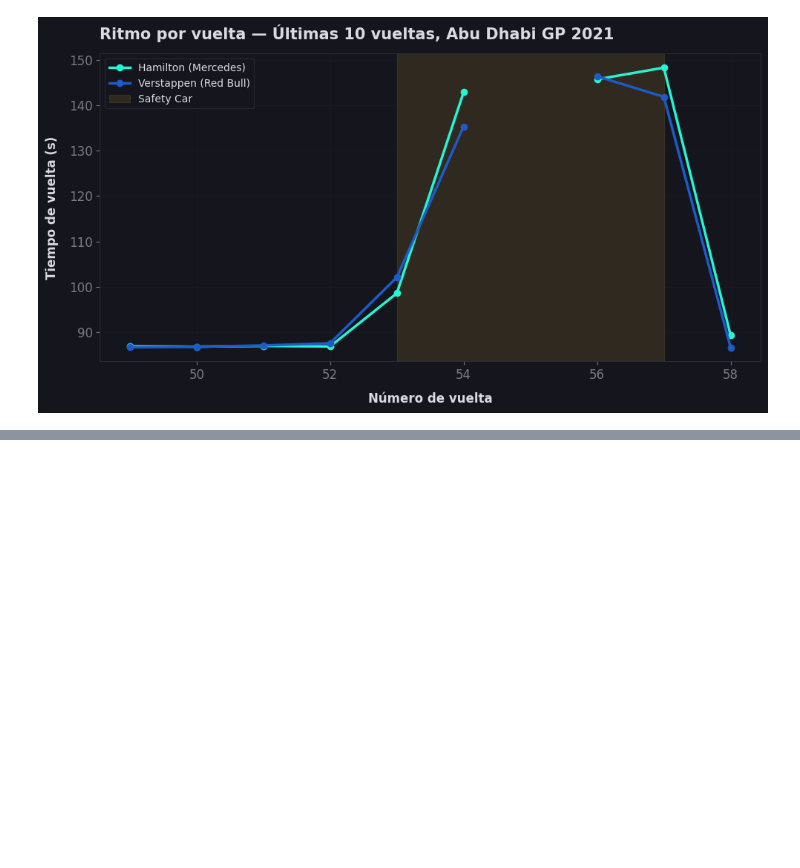
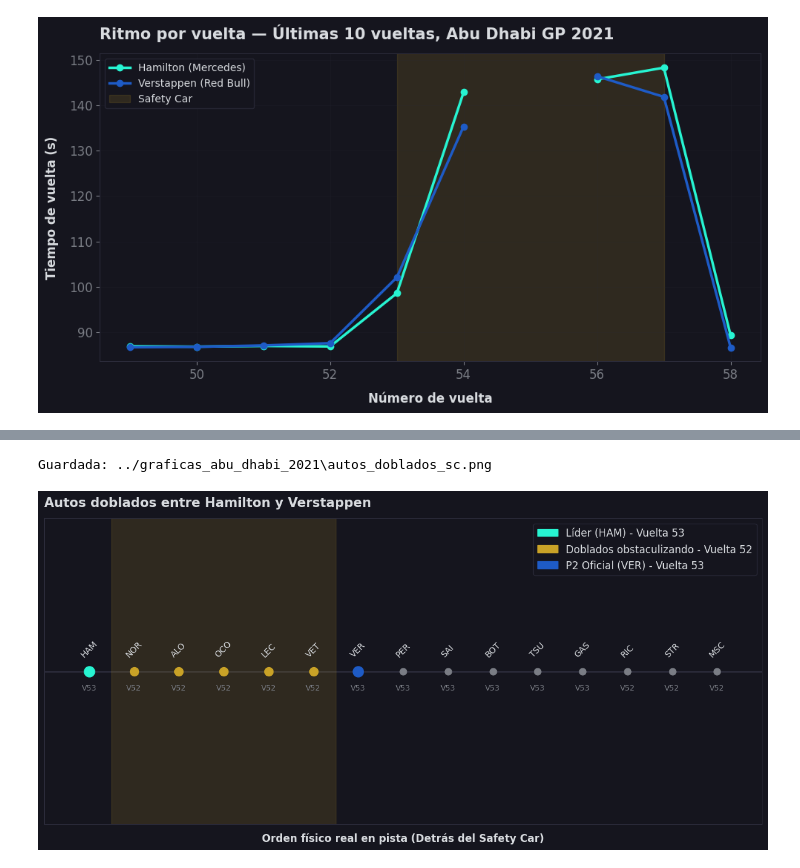
Before and after one commit to josgarciave/f1-data-science, a Jupyter notebook: notebooks/eda_abu_dhabi.ipynb, the cells around one changed output, grey strips where cells are left out. Saved outputs shown, nothing was run; the diff lists cells and outputs as text; code cells hidden in the pictures; blank space fills up the shorter version.

```diff
--- a/notebooks/eda_abu_dhabi.ipynb
+++ b/notebooks/eda_abu_dhabi.ipynb
@@ -260,0 +362,69 @@ Guardada: ../graficas_abu_dhabi_2021\ritmo_ver_ham_abu_dhabi_2021.png
+# %%
+# autos_doblados_sc.png
+# Definimos el orden FÍSICO real en la pista detrás del Safety Car (Vuelta 53)
+track_order = ['HAM', 'NOR', 'ALO', 'OCO', 'LEC', 'VET', 'VER', 'PER', 'SAI', 'BOT', 'TSU', 'GAS', 'RIC', 'STR', 'MSC']
+
+# Pilotos que estaban obstaculizando entre P1 y P2
+lapped_cars_middle = ['NOR', 'ALO', 'OCO', 'LEC', 'VET']
+
+# Todos los pilotos que estaban una vuelta atrás (Vuelta 52) en ese momento
+all_lapped_cars = ['NOR', 'ALO', 'OCO', 'LEC', 'VET', 'RIC', 'STR', 'MSC']
+
+fig, ax = plt.subplots(figsize=(12, 6))
+
+# Trazar según el orden físico en lugar de la posición oficial
+for i, driver in enumerate(track_order):
+    x_pos = i + 1
+
+    if driver == 'HAM':
+        color = '#27F4D2'
+        size = 150
+    elif driver == 'VER':
+        color = '#1E5BC6'
+        size = 150
+    elif driver in lapped_cars_middle:
+        color = ACCENT_GOLD
+        size = 100
+    else:
+        color = SILVER_DIM
+        size = 60
+
+    # Vuelta actual del piloto
+    vuelta_actual = "V52" if driver in all_lapped_cars else "V53"
+
+    ax.scatter(x_pos, 1, color=color, s=size, zorder=3)
+
+    # Texto ARRIBA: Nombre del piloto
+    ax.text(x_pos, 1.05, driver, color=SILVER, fontsize=10, ha='center', va='bottom', rotation=45)
+
+    # Texto ABAJO: Vuelta en la que se encuentran
+    ax.text(x_pos, 0.95, vuelta_actual, color=SILVER_DIM, fontsize=9, ha='center', va='top')
+
+# Formato decorativo para simular la pista
+ax.axhline(1, color=GRID_COLOR, linewidth=2, zorder=1)
+
+# Sombreado sobre los autos físicamente en el medio
+ax.axvspan(1.5, 6.5, color=ACCENT_GOLD, alpha=0.15, label="Barrera física (Autos a desdoblarse)")
+
+# Ajustes de ejes
+ax.set_xlim(0, len(track_order) + 1)
+ax.set_ylim(0.4, 1.6)
+ax.set_yticks([])
+ax.set_xticks([])
+ax.set_xlabel("Orden físico real en pista (Detrás del Safety Car)", fontweight="bold", labelpad=10)
+
+style_ax(ax, "Autos doblados entre Hamilton y Verstappen")
+
+# Leyenda personalizada
+ham_patch = mpatches.Patch(color='#27F4D2', label='Líder (HAM) - Vuelta 53')
+ver_patch = mpatches.Patch(color='#1E5BC6', label='P2 Oficial (VER) - Vuelta 53')
+lapped_patch = mpatches.Patch(color=ACCENT_GOLD, label='Doblados obstaculizando - Vuelta 52')
+legend = ax.legend(handles=[ham_patch, lapped_patch, ver_patch], facecolor=CARBON, edgecolor=GRID_COLOR, loc='upper right')
+for text in legend.get_texts():
+    text.set_color(SILVER)
+
+fig.tight_layout()
+save(fig, "autos_doblados_sc.png")
+# %% [output]
+Guardada: ../graficas_abu_dhabi_2021\autos_doblados_sc.png
+[figure, added]
```
Also changed, not shown: parts of 6 cells of this notebook, 2 other files.
